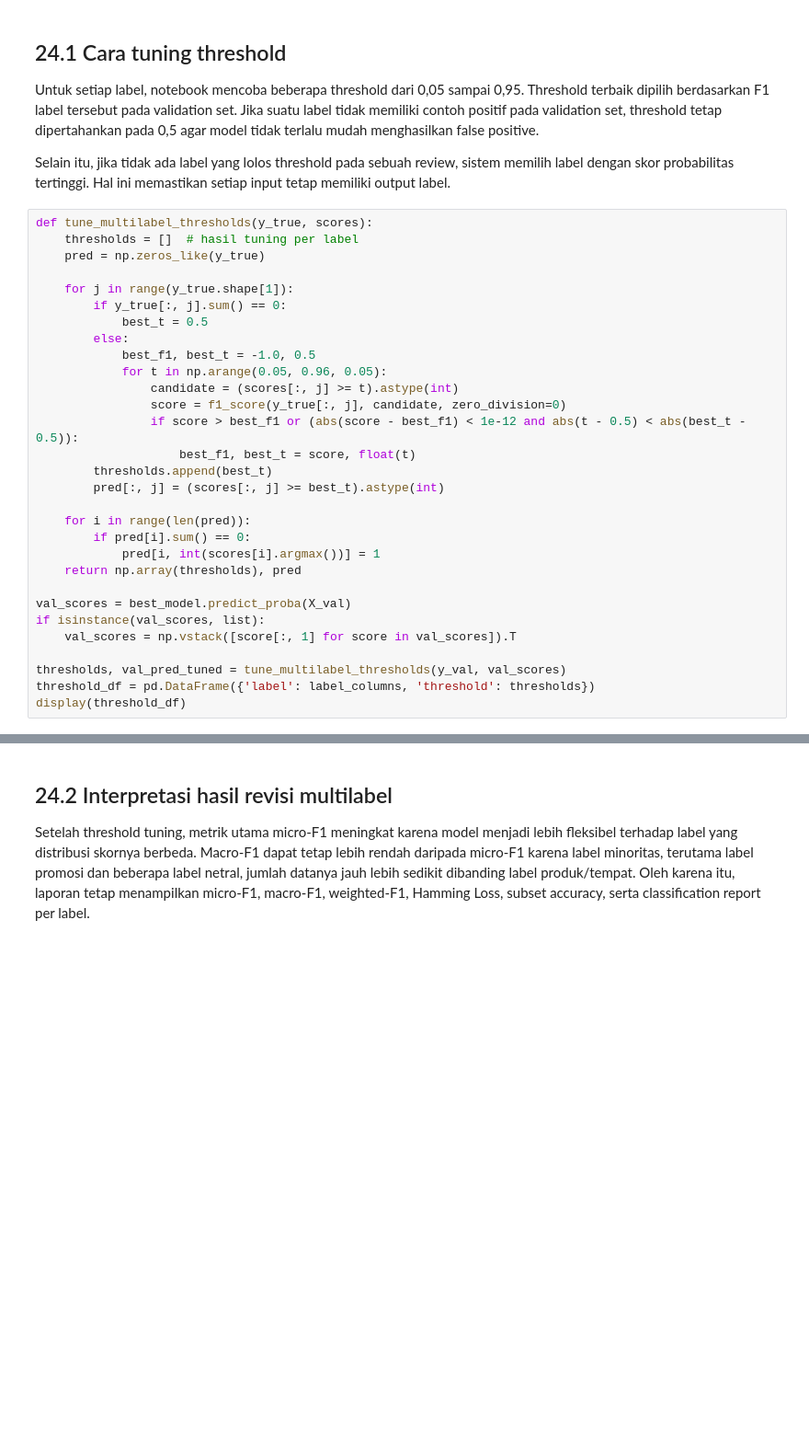
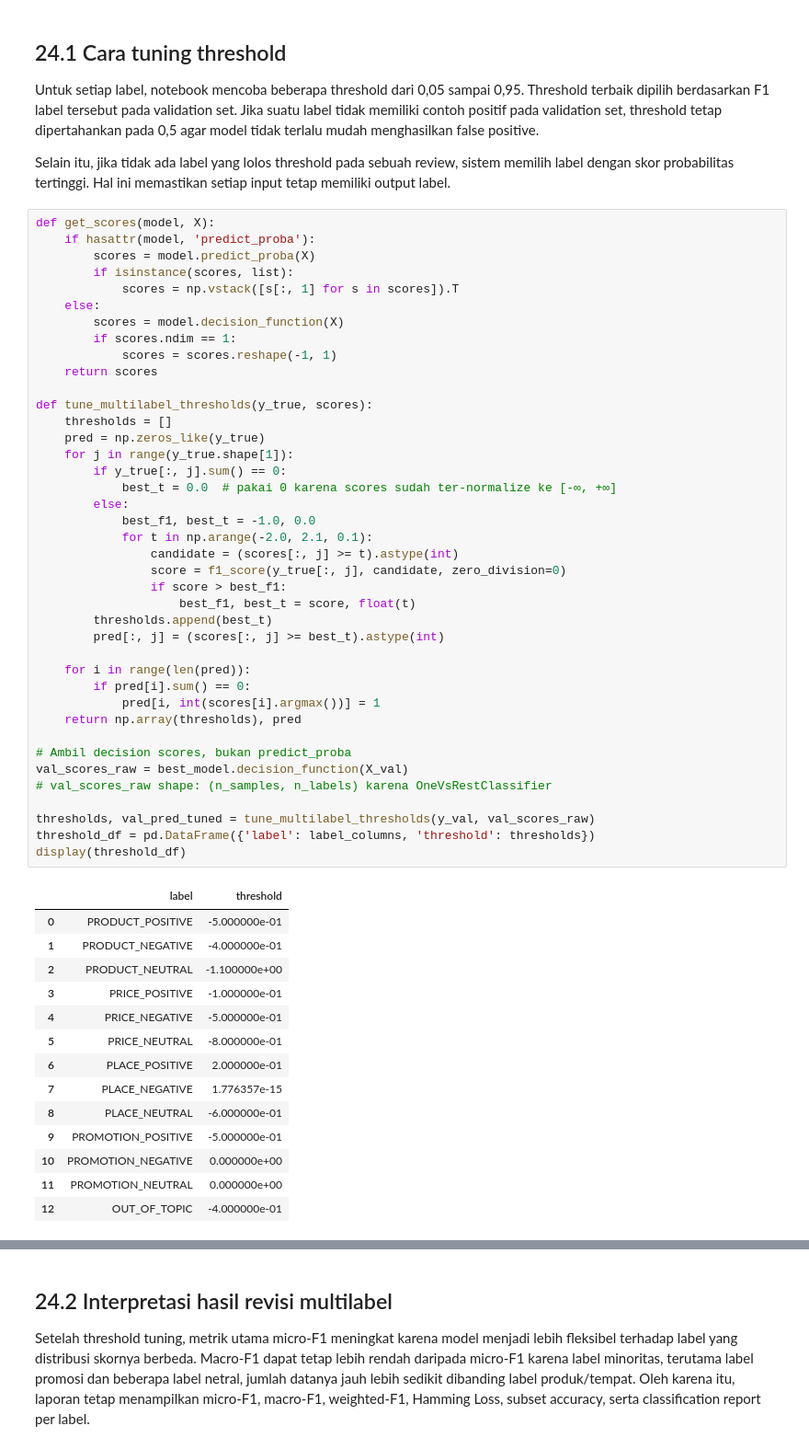
Before and after one commit to JSpiritGG/UAS-NLP, a Jupyter notebook: notebook/Kelp2_multilabel_modeling.ipynb, the cells around one changed output, grey strips where cells are left out. Shown at 92% size. Saved outputs shown, nothing was run; the diff lists cells and outputs as text; blank space fills up the shorter version.

Commit message:
update model dan streamlit

```diff
--- a/notebook/Kelp2_multilabel_modeling.ipynb
+++ b/notebook/Kelp2_multilabel_modeling.ipynb
@@ -783,33 +789,58 @@ Untuk setiap label, notebook mencoba beberapa threshold dari 0,05 sampai 0,95. T
 
 Selain itu, jika tidak ada label yang lolos threshold pada sebuah review, sistem memilih label dengan skor probabilitas tertinggi. Hal ini memastikan setiap input tetap memiliki output label.
 # %%
+def get_scores(model, X):
+    if hasattr(model, 'predict_proba'):
+        scores = model.predict_proba(X)
+        if isinstance(scores, list):
+            scores = np.vstack([s[:, 1] for s in scores]).T
+    else:
+        scores = model.decision_function(X)
+        if scores.ndim == 1:
+            scores = scores.reshape(-1, 1)
+    return scores
+
 def tune_multilabel_thresholds(y_true, scores):
-    thresholds = []  # hasil tuning per label
+    thresholds = []
     pred = np.zeros_like(y_true)
-
     for j in range(y_true.shape[1]):
         if y_true[:, j].sum() == 0:
-            best_t = 0.5
+            best_t = 0.0  # pakai 0 karena scores sudah ter-normalize ke [-∞, +∞]
         else:
-            best_f1, best_t = -1.0, 0.5
-            for t in np.arange(0.05, 0.96, 0.05):
+            best_f1, best_t = -1.0, 0.0
+            for t in np.arange(-2.0, 2.1, 0.1):
                 candidate = (scores[:, j] >= t).astype(int)
                 score = f1_score(y_true[:, j], candidate, zero_division=0)
-                if score > best_f1 or (abs(score - best_f1) < 1e-12 and abs(t - 0.5) < abs(best_t - 0.5)):
+                if score > best_f1:
                     best_f1, best_t = score, float(t)
         thresholds.append(best_t)
         pred[:, j] = (scores[:, j] >= best_t).astype(int)
 
     for i in range(len(pred)):
         if pred[i].sum() == 0:
             pred[i, int(scores[i].argmax())] = 1
     return np.array(thresholds), pred
 
-val_scores = best_model.predict_proba(X_val)
-if isinstance(val_scores, list):
-    val_scores = np.vstack([score[:, 1] for score in val_scores]).T
+# Ambil decision scores, bukan predict_proba
+val_scores_raw = best_model.decision_function(X_val)
+# val_scores_raw shape: (n_samples, n_labels) karena OneVsRestClassifier
 
-thresholds, val_pred_tuned = tune_multilabel_thresholds(y_val, val_scores)
+thresholds, val_pred_tuned = tune_multilabel_thresholds(y_val, val_scores_raw)
 threshold_df = pd.DataFrame({'label': label_columns, 'threshold': thresholds})
 display(threshold_df)
+# %% [output]
+|  | label | threshold |
+| 0 | PRODUCT_POSITIVE | -5.000000e-01 |
+| 1 | PRODUCT_NEGATIVE | -4.000000e-01 |
+| 2 | PRODUCT_NEUTRAL | -1.100000e+00 |
+| 3 | PRICE_POSITIVE | -1.000000e-01 |
+| 4 | PRICE_NEGATIVE | -5.000000e-01 |
+| 5 | PRICE_NEUTRAL | -8.000000e-01 |
+| 6 | PLACE_POSITIVE | 2.000000e-01 |
+| 7 | PLACE_NEGATIVE | 1.776357e-15 |
+| 8 | PLACE_NEUTRAL | -6.000000e-01 |
+| 9 | PROMOTION_POSITIVE | -5.000000e-01 |
+| 10 | PROMOTION_NEGATIVE | 0.000000e+00 |
+| 11 | PROMOTION_NEUTRAL | 0.000000e+00 |
+| 12 | OUT_OF_TOPIC | -4.000000e-01 |
 # %%
```
Also changed, not shown: parts of 12 cells of this notebook, 16 other files.
